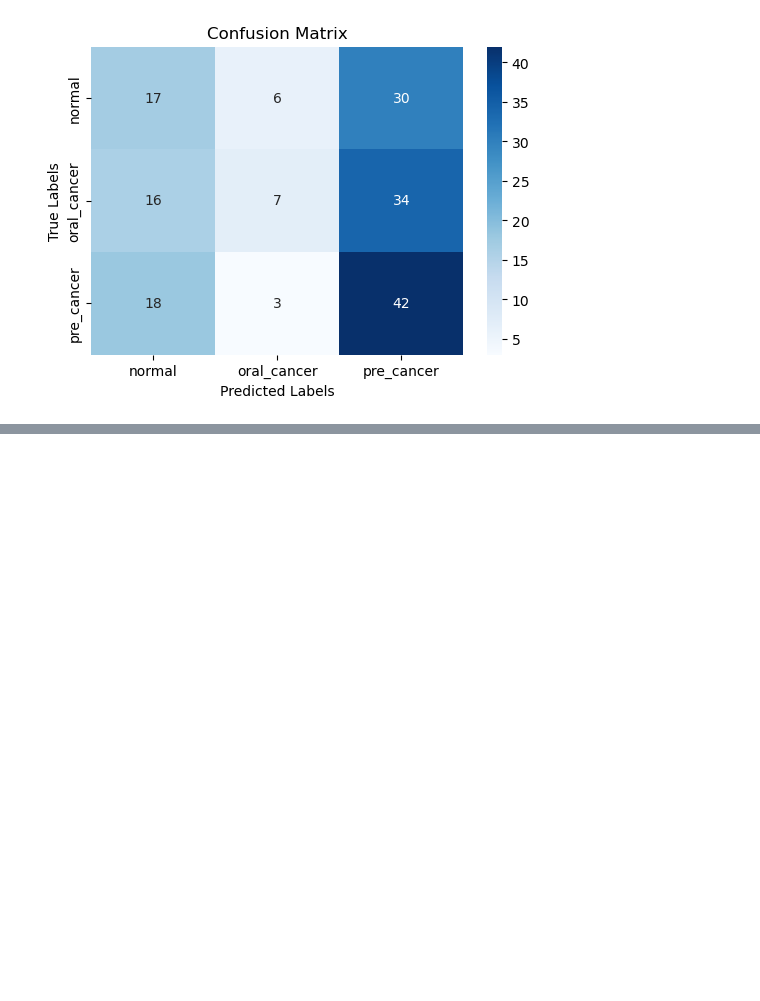
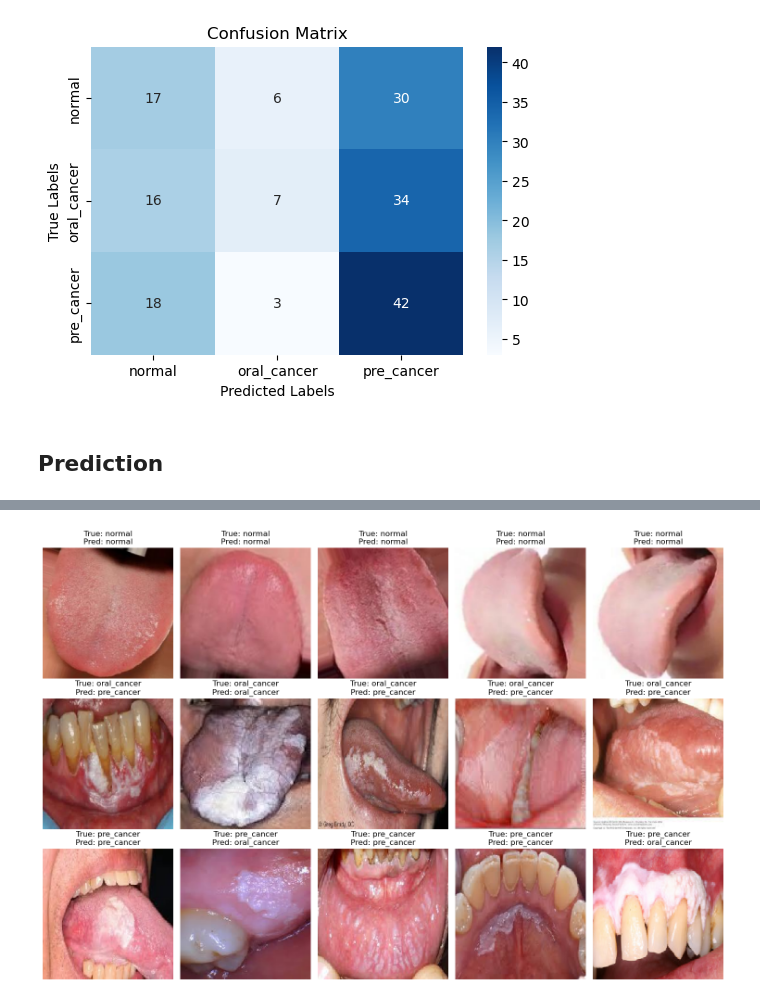
Before and after one commit to Shaz-5/oral-cancer-classification, a Jupyter notebook: Oral Cancer Classfication.ipynb, the cells around one changed output, grey strips where cells are left out. Drawn from its saved outputs; the diff is of its cells as text; code cells hidden in the pictures; blank space fills up the shorter version.

Commit message:
added predictions

```diff
--- a/Oral Cancer Classfication.ipynb
+++ b/Oral Cancer Classfication.ipynb
@@ -795,3 +795,62 @@ Test Loss: 0.5799
    macro avg       0.39      0.37      0.34       173
 weighted avg       0.39      0.38      0.34       173
 [figure]
+# %% [markdown]
+## Prediction
+# %%
+from tensorflow.keras.preprocessing import image
+import random
+
+def load_and_preprocess_image(img_path):
+    img = image.load_img(img_path, target_size=(224, 224))
+    img_array = image.img_to_array(img)
+    img_array = img_array / 255.0
+    return np.expand_dims(img_array, axis=0)
+
+def load_images_from_class(class_dir, class_label, num_images=5):
+    images = []
+    img_files = random.sample(os.listdir(class_dir), num_images)
+    for img_file in img_files:
+        img_path = os.path.join(class_dir, img_file)
+        img_array = load_and_preprocess_image(img_path)
+        images.append((img_path, img_array, class_label))
+    return images
+
+root_dir = './oral_cancer_train_test_split/test'
+class_names = ['normal', 'oral_cancer', 'pre_cancer']
+
+all_images = []
+for class_name in class_names:
+    class_dir = os.path.join(root_dir, class_name)
+    all_images.extend(load_images_from_class(class_dir, class_name))
+
+best_model = keras.models.load_model('densenet.keras')
+class_map = {0: 'normal', 1: 'oral_cancer', 2: 'pre_cancer'}
+
+predictions = []
+for img_path, img_array, true_class in all_images:
+    pred = best_model.predict(img_array)
+    pred_class_idx = np.argmax(pred, axis=1)[0]
+
+    predictions.append((img_path, true_class, class_map[pred_class_idx]))
+
+print('\n')
+for img_path, true_class, pred_class in predictions:
+    print(f"Image: {os.path.basename(img_path)} - True Class: {true_class}, Predicted Class: {pred_class}")
+
+def display_images_with_predictions(images, predictions, class_map):
+    plt.figure(figsize=(15, 10))
+
+    for i, (img_path, true_class, pred_class) in enumerate(predictions):
+        img = image.load_img(img_path, target_size=(224, 224))
+
+        plt.subplot(3, 5, i + 1)
+        plt.imshow(img)
+        plt.title(f'True: {true_class}\nPred: {pred_class}')
+        plt.axis('off')
+
+    plt.tight_layout()
+    plt.show()
+
+display_images_with_predictions(all_images, predictions, class_map)
+# %% [output]
@@ -797,0 +874 @@ weighted avg       0.39      0.38      0.34       173
+[figure, added]
```
Also changed, not shown: parts of 1 cell of this notebook.
